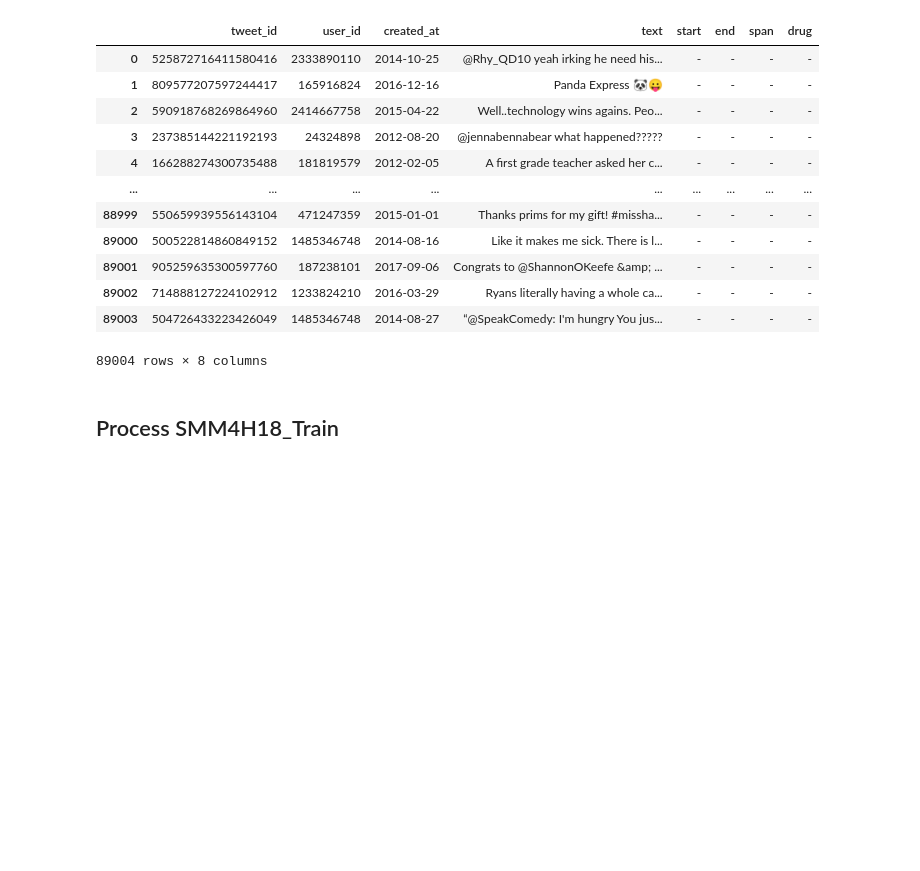
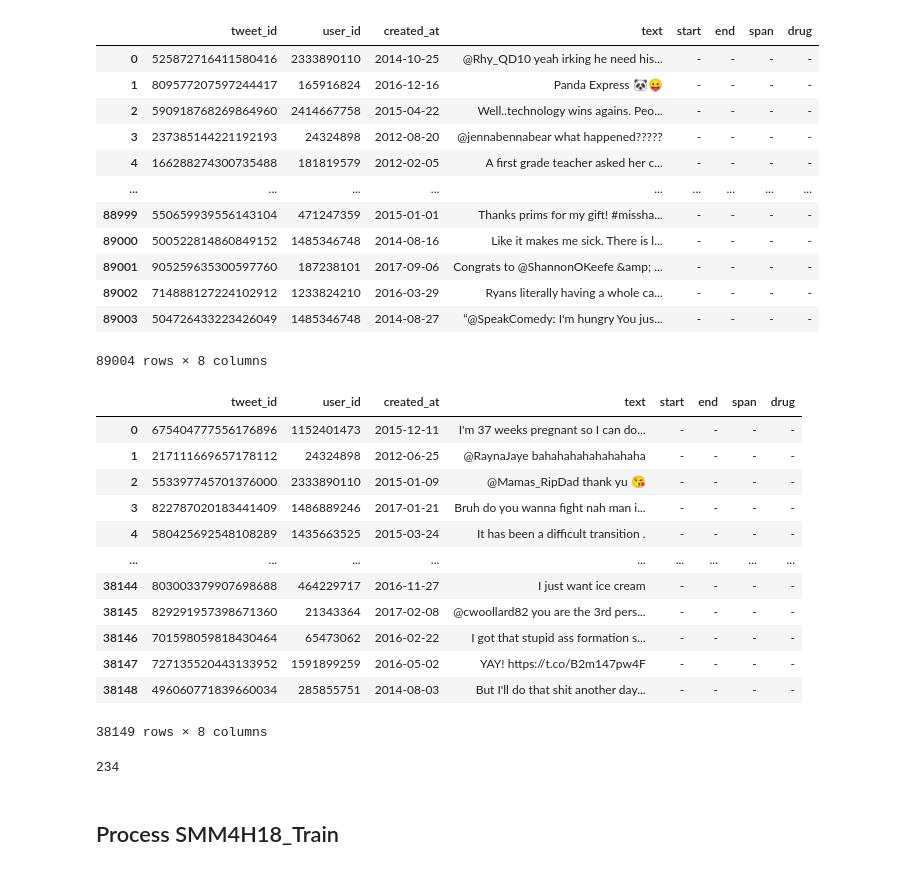
Before and after one commit to 1105104230/BioCreativeIV-NER-, a Jupyter notebook: Data Processing.ipynb, the cells around one changed output. Cells and saved outputs as stored; diff of their text form; code cells hidden in the pictures; blank space fills up the shorter version.

```diff
--- a/Data Processing.ipynb
+++ b/Data Processing.ipynb
@@ -12,6 +12,6 @@ for i in ['BioCreative_TrainTask3.0.tsv','BioCreative_TrainTask3.1.tsv']:
 # %%
-df_train = pd.read_csv('BioCreative_Train.csv')
-df_dev = pd.read_csv('BioCreative_ValTask3.tsv',sep = '\t')
+df_train = pd.read_csv('Non-Process_data/BioCreative_Train.csv')
+df_dev = pd.read_csv('Non-Process_data/BioCreative_ValTask3.tsv',sep = '\t')
 df_train
 # %% [output]
 |  | tweet_id | user_id | created_at | text | start | end | span | drug |
@@ -27,6 +27,30 @@ df_train
 | 89002 | 714888127224102912 | 1233824210 | 2016-03-29 | Ryans literally having a whole ca... | - | - | - | - |
 | 89003 | 504726433223426049 | 1485346748 | 2014-08-27 | “@SpeakComedy: I'm hungry You jus... | - | - | - | - |
 89004 rows × 8 columns
+# %%
+df_dev
+# %% [output]
+|  | tweet_id | user_id | created_at | text | start | end | span | drug |
+| 0 | 675404777556176896 | 1152401473 | 2015-12-11 | I'm 37 weeks pregnant so I can do... | - | - | - | - |
+| 1 | 217111669657178112 | 24324898 | 2012-06-25 | @RaynaJaye bahahahahahahahaha | - | - | - | - |
+| 2 | 553397745701376000 | 2333890110 | 2015-01-09 | @Mamas_RipDad thank yu 😘 | - | - | - | - |
+| 3 | 822787020183441409 | 1486889246 | 2017-01-21 | Bruh do you wanna fight nah man i... | - | - | - | - |
+| 4 | 580425692548108289 | 1435663525 | 2015-03-24 | It has been a difficult transition . | - | - | - | - |
+| ... | ... | ... | ... | ... | ... | ... | ... | ... |
+| 38144 | 803003379907698688 | 464229717 | 2016-11-27 | I just want ice cream | - | - | - | - |
+| 38145 | 829291957398671360 | 21343364 | 2017-02-08 | @cwoollard82 you are the 3rd pers... | - | - | - | - |
+| 38146 | 701598059818430464 | 65473062 | 2016-02-22 | I got that stupid ass formation s... | - | - | - | - |
+| 38147 | 727135520443133952 | 1591899259 | 2016-05-02 | YAY! https://t.co/B2m147pw4F | - | - | - | - |
+| 38148 | 496060771839660034 | 285855751 | 2014-08-03 | But I'll do that shit another day... | - | - | - | - |
+38149 rows × 8 columns
+# %%
+c = 0
+for i in df_train.index:
+    if df_train['start'][i] != '-':
+        c += 1
+c
+# %% [output]
+234
 # %% [markdown]
 ## Process SMM4H18_Train
 # %%
```
Also changed, not shown: parts of 11 cells of this notebook, 4 other files.
